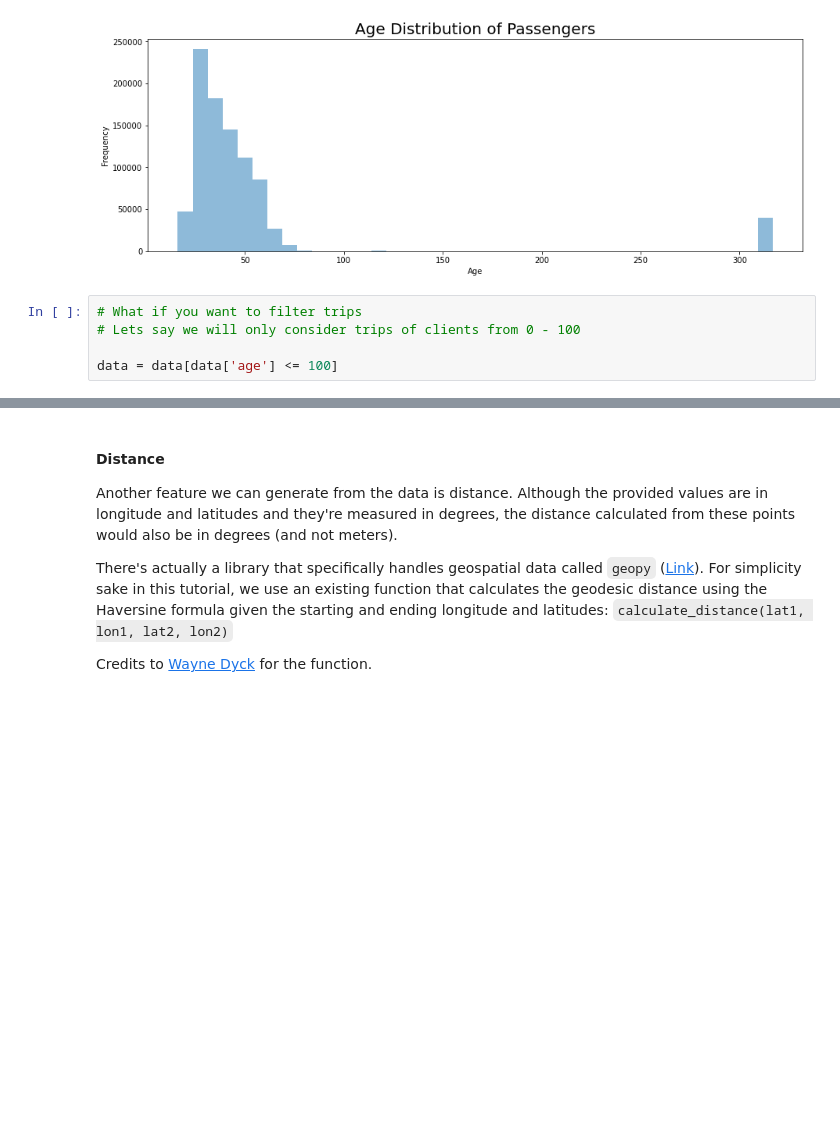
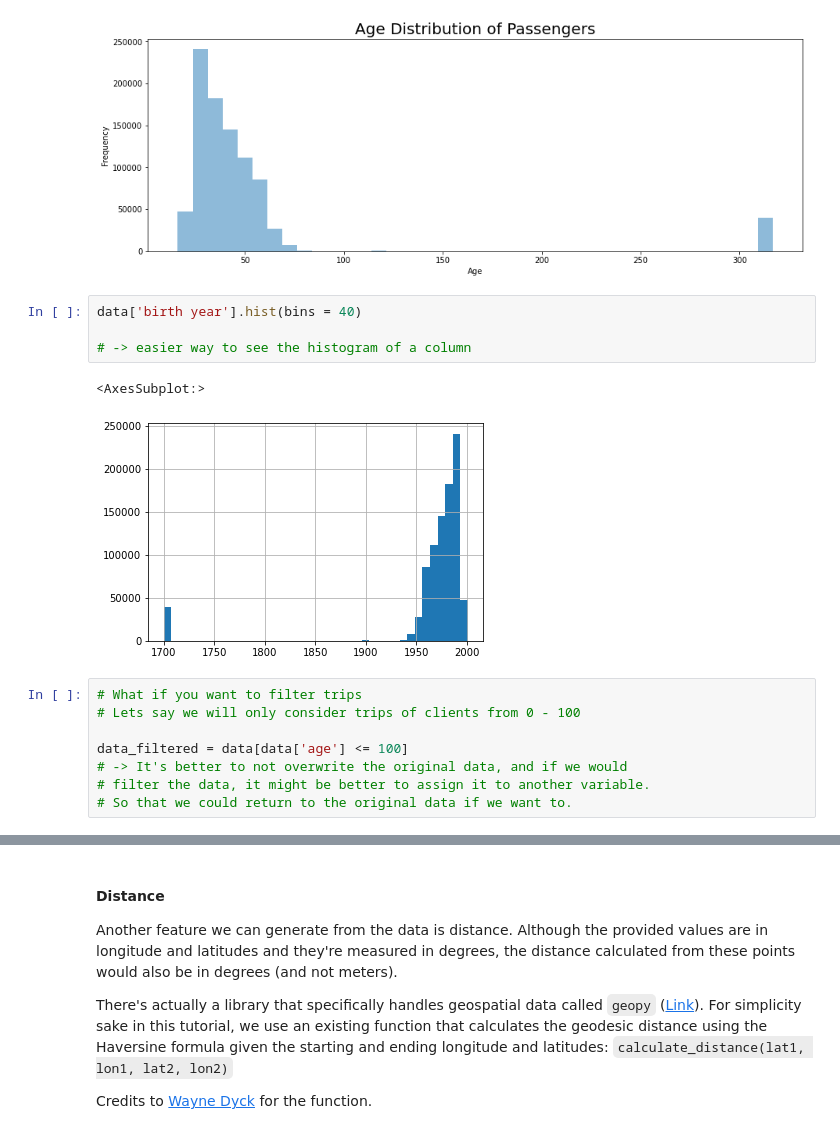
Before and after one commit to francheska-vicente/datapre-notebooks, a Jupyter notebook: 04 - Feature Engineering.ipynb, the cells around one changed output, grey strips where cells are left out. Drawn from its saved outputs; the diff is of its cells as text; blank space fills up the shorter version.

```diff
--- a/04 - Feature Engineering.ipynb
+++ b/04 - Feature Engineering.ipynb
@@ -361,11 +361,21 @@ plt.hist(data['age'], bins = 40, alpha = 0.5);
 # -> By changing the number of bins, we would be able to see the details of the distribution more.
 # %% [output]
 [figure]
+# %%
+data['birth year'].hist(bins = 40)
+
+# -> easier way to see the histogram of a column
+# %% [output]
+<AxesSubplot:>
+[figure, added]
 # %%
 # What if you want to filter trips
 # Lets say we will only consider trips of clients from 0 - 100
 
-data = data[data['age'] <= 100]
+data_filtered = data[data['age'] <= 100]
+# -> It's better to not overwrite the original data, and if we would
+# filter the data, it might be better to assign it to another variable.
+# So that we could return to the original data if we want to.
 # %%
 # Plotting the distribution of age after filtering
 plt.figure(figsize=(15,5))
```
Also changed, not shown: parts of 1 cell of this notebook.
